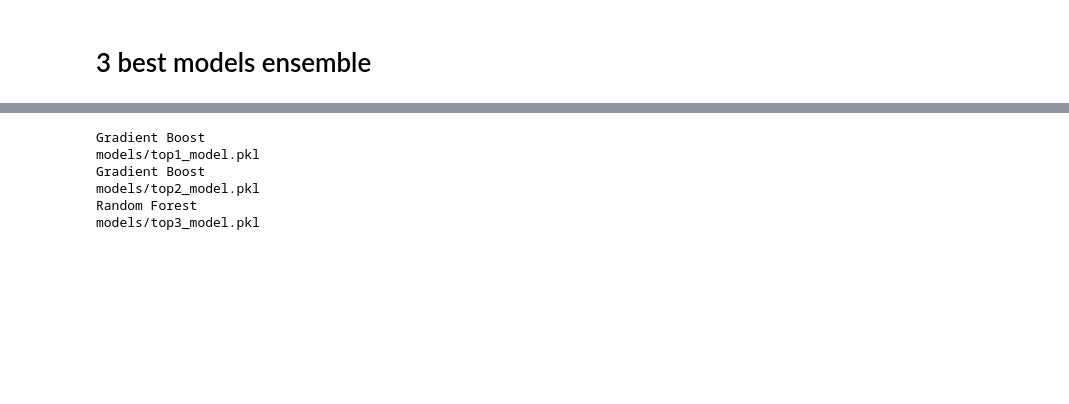
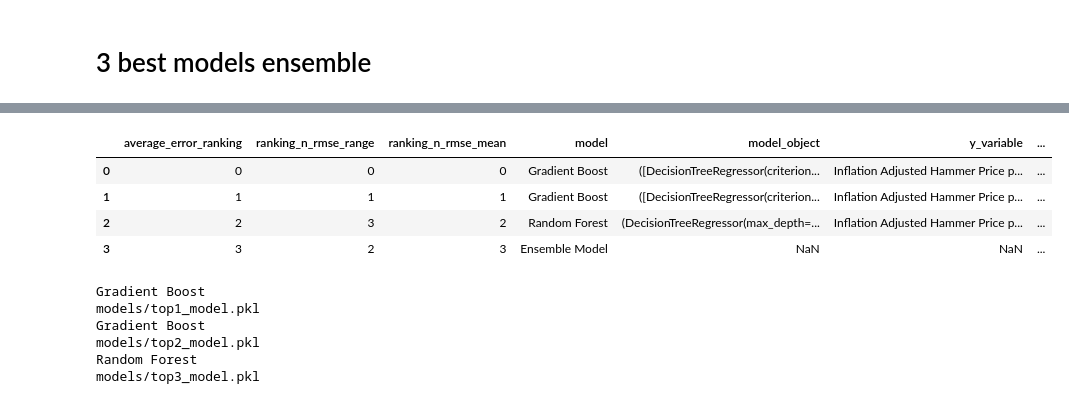
Before and after one commit to joaopaivaa/Cask-Worth, a Jupyter notebook: model.ipynb, the cells around one changed output, grey strips where cells are left out. Drawn from its saved outputs; the diff is of its cells as text; code cells hidden in the pictures; blank space fills up the shorter version.

```diff
--- a/model.ipynb
+++ b/model.ipynb
@@ -8310,3 +927,13 @@ df_ensemble_model_top3_models
+# %%
+df_ensemble_model_top3_models['average_error'] = df_ensemble_model_top3_models[['n_rmse_mean', 'n_rmse_range']].mean(axis=1)
+df_ensemble_model_top3_models = df_ensemble_model_top3_models.sort_values('average_error').reset_index(drop=True).reset_index().rename(columns={'index': 'average_error_ranking'})
+df_ensemble_model_top3_models
+# %% [output]
+|  | average_error_ranking | ranking_n_rmse_range | ranking_n_rmse_mean | model | model_object | y_variable | ... |
+| 0 | 0 | 0 | 0 | Gradient Boost | ([DecisionTreeRegressor(criterion... | Inflation Adjusted Hammer Price p... | ... |
+| 1 | 1 | 1 | 1 | Gradient Boost | ([DecisionTreeRegressor(criterion... | Inflation Adjusted Hammer Price p... | ... |
+| 2 | 2 | 3 | 2 | Random Forest | (DecisionTreeRegressor(max_depth=... | Inflation Adjusted Hammer Price p... | ... |
+| 3 | 3 | 2 | 3 | Ensemble Model | NaN | NaN | ... |
 # %%
 df_ensemble_model_top3_models.to_csv('models_metrics/models_metrics.csv', index=False)
 # %%
```
Also changed, not shown: parts of 338 cells of this notebook.
